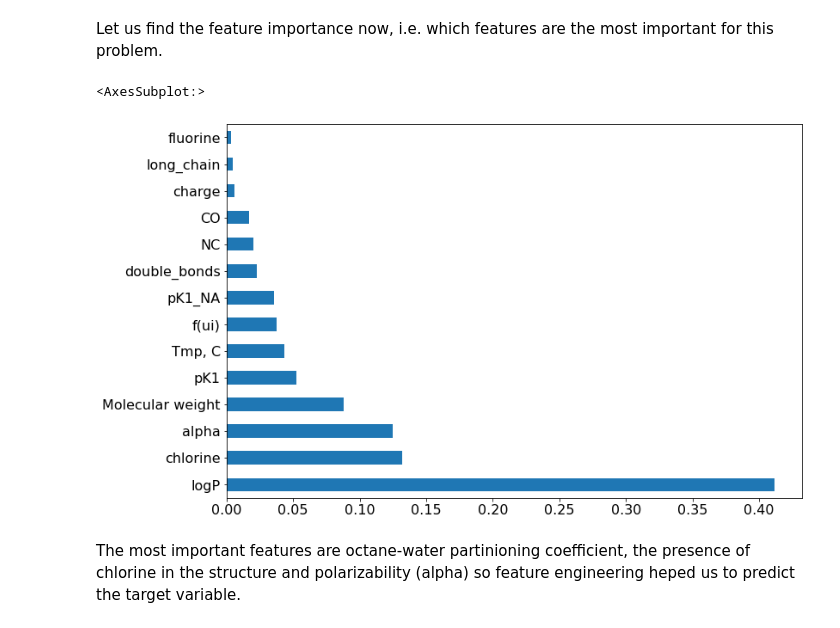
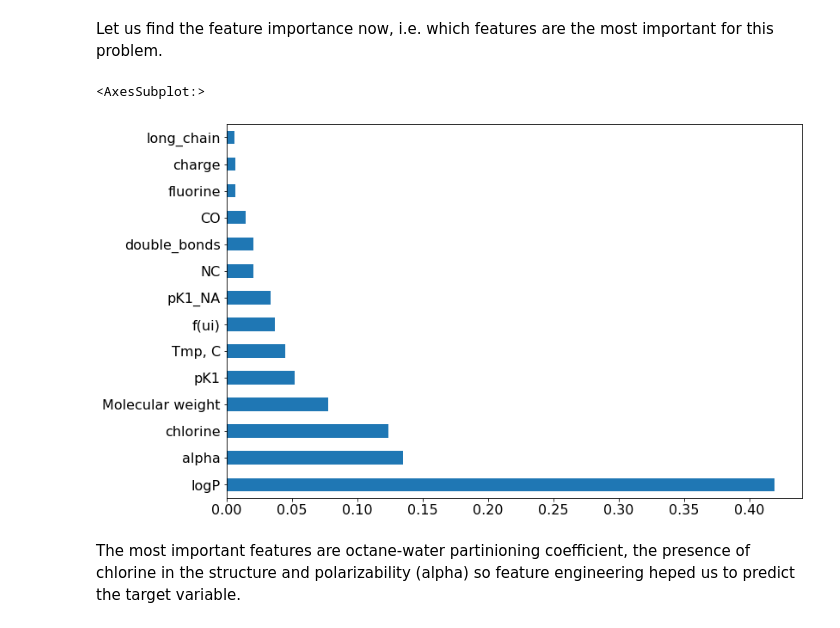
Before and after one commit to katerynalemishko/Chemicals_solubility_prediction, a Jupyter notebook: solubility.ipynb, the cells around one changed output. Saved outputs shown, nothing was run; the diff lists cells and outputs as text; code cells hidden in the pictures.

```diff
--- a/solubility.ipynb
+++ b/solubility.ipynb
@@ -512,14 +512,0 @@ plt.show()
-# %%
-O=[]
-
-for i in range(2615):
-    if data['Formula'][i].count('O')>0:
-        O.append(1)
-    else:
-        O.append(0)
-
-data['O']=O
-
-O=pd.crosstab(data['O'],data['soluble'])
-O.div(O.sum(1).astype(float),axis=0).plot(kind='bar',stacked=True, figsize=(4,4))
-plt.show()
@@ -680,7 +665,7 @@ from sklearn.feature_selection import RFE
 model=LogisticRegression(random_state=1)
 
 rfe=RFE(estimator=model,n_features_to_select=1,step=1)
-rfe.fit(X,y)
+rfe.fit(X_scaled,y)
 
 ranking_df=pd.DataFrame()
 ranking_df['Feature_name']=X.columns
@@ -853,12 +838,12 @@ f1 score 0.9436795994993742
 # %% [markdown]
 Let us find the feature importance now, i.e. which features are the most important for this problem.
 # %%
-model=RandomForestClassifier(random_state=1,max_depth=9).fit(xtr,ytr)
+model=RandomForestClassifier(random_state=1,max_depth=9).fit(x_train,y_train)
 importances=pd.Series(model.feature_importances_,index=X.columns)
 importances.sort_values(axis=0, ascending=False).plot(kind='barh',figsize=(12,8))
 # %% [output]
 <AxesSubplot:>
-[figure, old version]
+[figure, new version]
 # %% [markdown]
 The most important features are octane-water partinioning coefficient, the presence of chlorine
 in the structure and polarizability (alpha) so feature engineering heped us to predict the target variable.
```
Also changed, not shown: parts of 8 cells of this notebook.
